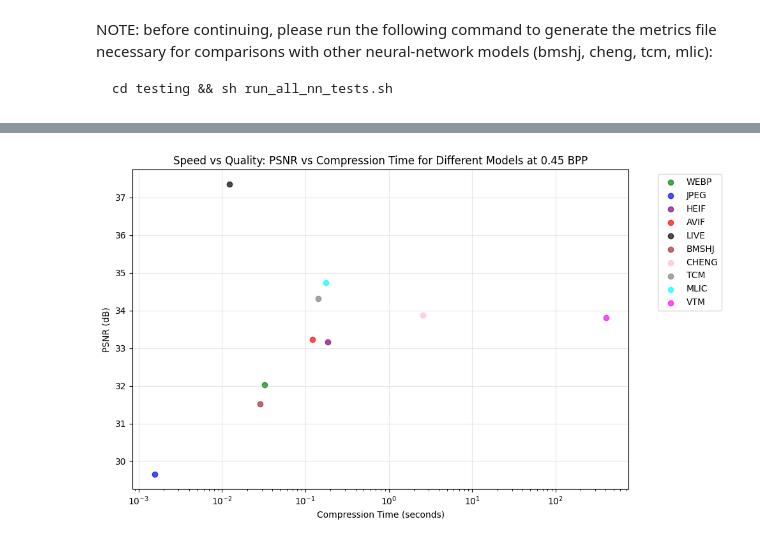
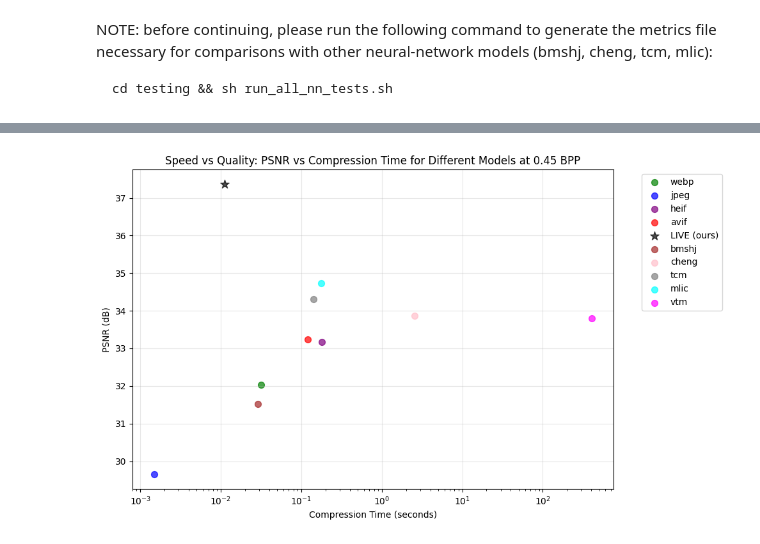
Before and after one commit to NETINT-Technologies/liveCompress, a Jupyter notebook: testing/sweep_all.ipynb, the cells around one changed output, grey strips where cells are left out. Drawn from its saved outputs; the diff is of its cells as text; code cells hidden in the pictures.

Commit message:
add checkpoints and modify graphs

```diff
--- a/testing/sweep_all.ipynb
+++ b/testing/sweep_all.ipynb
@@ -643,6 +643,4 @@ live: PSNR = 37.35 dB
 # %%
-import matplotlib.pyplot as plt
-
 # Create scatter plot of PSNR vs Compression Time at BPP = 0.45
 plt.figure(figsize=(10, 6))
 
@@ -656,35 +654,54 @@ model_colors = {
     'cheng': 'pink',
     'tcm': 'gray',
     'mlic': 'cyan',
     'vtm': 'magenta',
     'live': 'black'
 }
 
+# Define markers for different models
+model_markers = {
+    'live': '*',  # Star marker for LIVE
+    'jpeg': 'o',
+    'webp': 'o',
+    'avif': 'o',
+    'heif': 'o',
+    'bmshj': 'o',
+    'cheng': 'o',
+    'tcm': 'o',
+    'mlic': 'o',
+    'vtm': 'o'
+}
+
 # Plot points for each model
 for model in average_metrics['psnr'].keys():
     psnr_values = []
     comp_times = []
     psnr_values.append(results[model])
     if model in ["jpeg", "webp", "avif", "heif"]:
         comp_times.append(all_avg_compress_times[0][model])
     else:
         comp_times.append(all_avg_compress_times[1][model])
 
+    # Change label for 'live' to 'LIVE (ours)'
+    label = 'LIVE (ours)' if model == 'live' else model
+
     plt.scatter(comp_times, psnr_values,  # Switched x and y here
-               label=model.upper(),
+               label=label,
                color=model_colors[model],
+               marker=model_markers[model],
+               s=100 if model == 'live' else 50,  # Make LIVE marker larger
                alpha=0.7)
 
 plt.xlabel('Compression Time (seconds)')
 plt.xscale('log')  # Changed from yscale to xscale
 plt.ylabel('PSNR (dB)')  # Switched labels
 plt.title('Speed vs Quality: PSNR vs Compression Time for Different Models at 0.45 BPP')
 plt.legend(bbox_to_anchor=(1.05, 1), loc='upper left')
 plt.grid(True, alpha=0.3)
 plt.tight_layout()
 plt.show()
 # %% [output]
-[figure, old version]
+[figure, new version]
 # %%
 # Create a bar plot that has 'live' compress and decompress time as well as average encode and decode time
 labels = ['VAE Encode Time', 'Compress Time', 'Decompress Time', 'VAE Decode Time']
```
Also changed, not shown: parts of 9 cells of this notebook, 6 other files.
